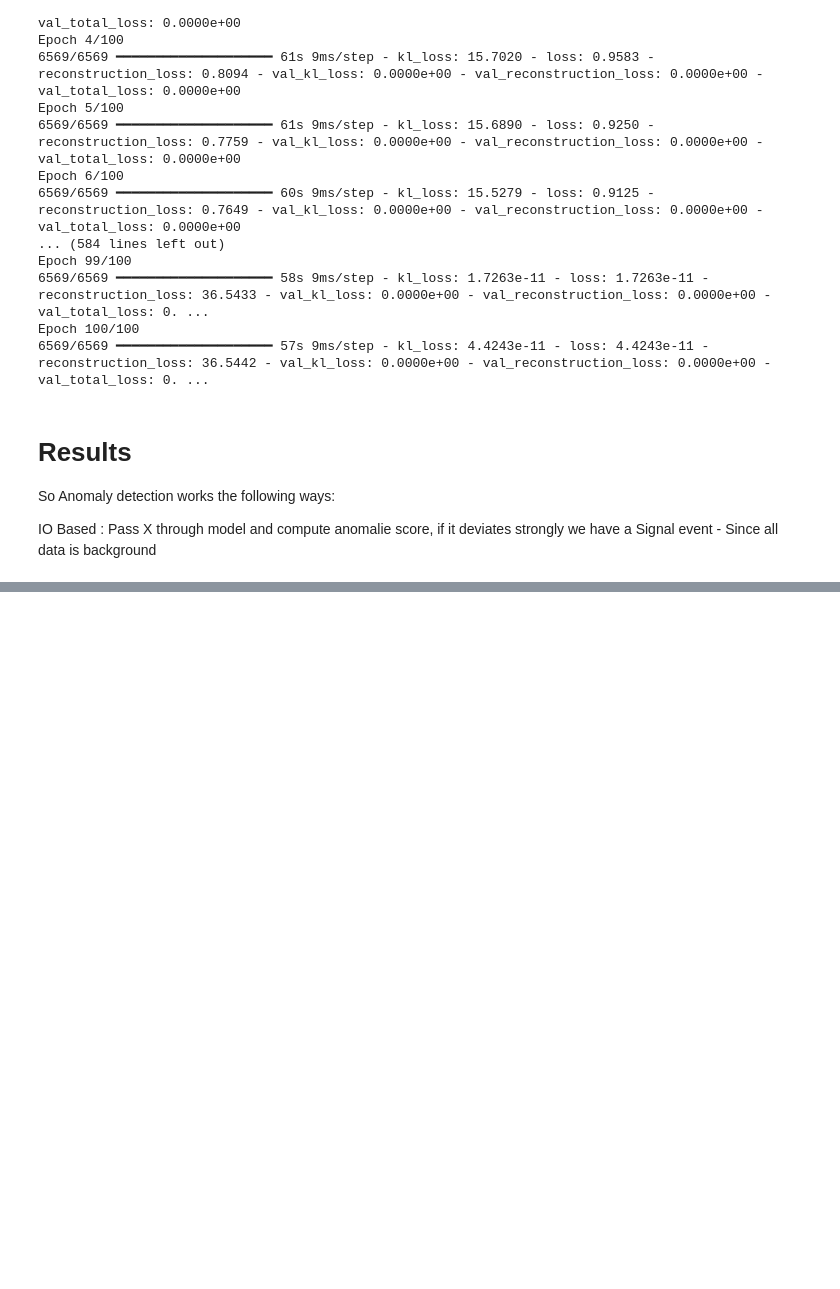
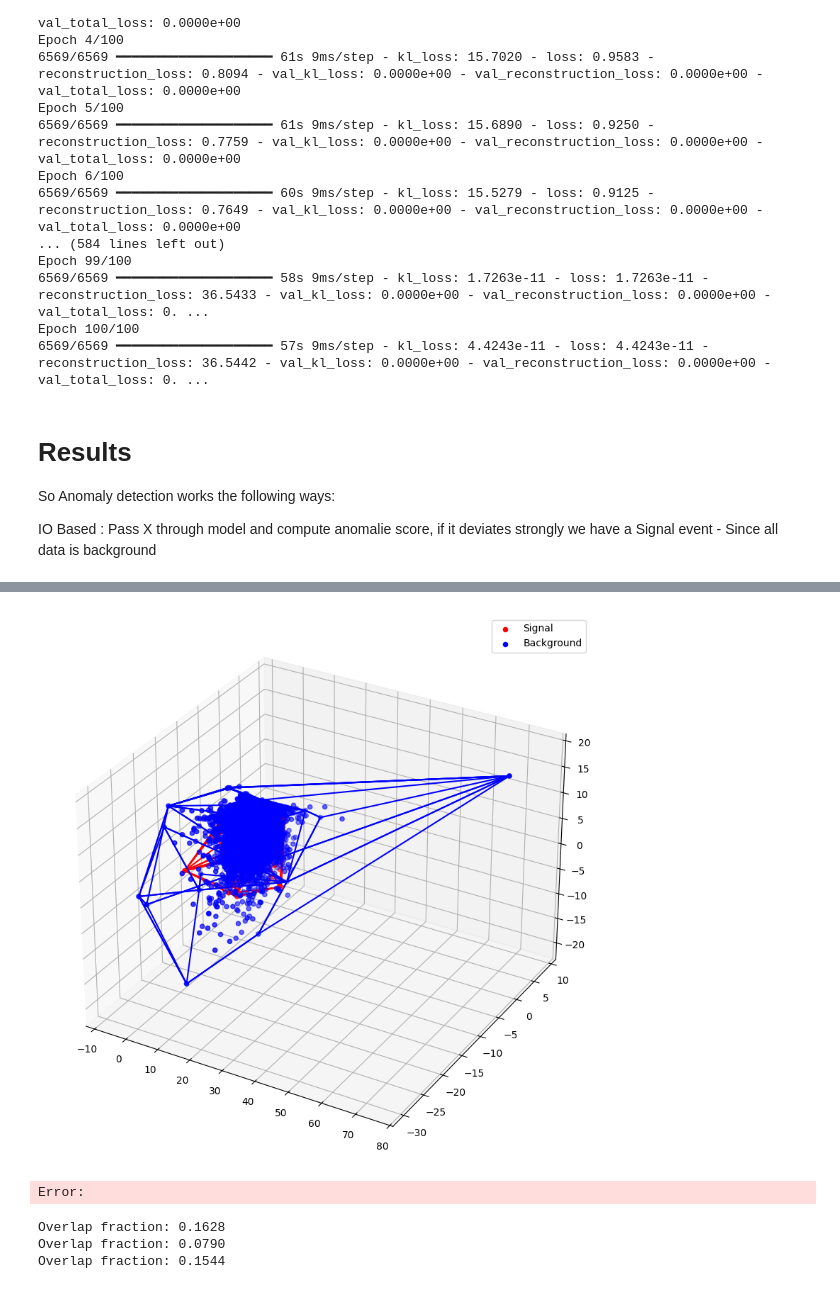
Before and after one commit to Naderschah/DeepLearningFinalProject, a Jupyter notebook: Replicate/replicate.ipynb, the cells around one changed output, grey strips where cells are left out. Cells and saved outputs as stored; diff of their text form; code cells hidden in the pictures; blank space fills up the shorter version.

```diff
--- a/Replicate/replicate.ipynb
+++ b/Replicate/replicate.ipynb
@@ -1420,0 +1403,10 @@ array([[ 0.43935484,  0.8376833 ,  0.062288  , -0.6048376 ,  0.8403199 ,
+# %%
+dset = h5py.File('/Code/Dataset/leptoquark_LOWMASS_lepFilter_13TeV_filtered.h5', 'r')
+dset = dset['Particles'][:,:,:3]
+labels = np.ones(dset.shape[0])
+dset[:,:,0] = ((dset[:,:,0] - mean_pt) / std_pt)
+
+dnn_ae = tf.keras.models.load_model('/Code/Replicate/Models/full_dnn_ae.keras')
+
+pred_sig = dnn_ae.encoder.predict(dset[:])
+pred_back = dnn_ae.encoder.predict(data[:, :, :3])
@@ -1420,0 +1416,68 @@ array([[ 0.43935484,  0.8376833 ,  0.062288  , -0.6048376 ,  0.8403199 ,
+# %%
+
+from scipy.spatial import ConvexHull
+def plot_hull(ax, points, color):
+    hull = ConvexHull(points)
+    for simplex in hull.simplices:
+        ax.plot(points[simplex, 0], points[simplex, 1], points[simplex, 2], color=color)
+
+fig = plt.figure(figsize=(10,10))
+ax = fig.add_subplot(111, projection='3d')
+
+ax.scatter(pred_sig[:,0], pred_sig[:,1], pred_sig[:,2], c='r', marker='o', label='Signal')
+ax.scatter(pred_back[:,0], pred_back[:,1], pred_back[:,2], c='b', marker='o', label='Background')
+
+plot_hull(ax, pred_sig, 'red')
+plot_hull(ax, pred_back, 'blue')
+
+plt.legend()
+plt.show()
+# %% [output]
+[figure, added]
+Error:
+# %%
+from scipy.spatial import ConvexHull, Delaunay
+
+# Iterate Signal datasets
+for j in os.listdir('/Code/Dataset/'):
+    if 'background' in j:
+        pass
+    dset = h5py.File(os.path.join('/Code/Dataset/', j), 'r')
+    dset = dset['Particles'][:,:,:3]
+    labels = np.ones(dset.shape[0])
+    dset[:,:,0] = ((dset[:,:,0] - mean_pt) / std_pt)
+    pred_sig = dnn_ae.encoder.predict(dset[:])
+
+    def compute_overlap_fraction(points1, points2, n_samples=10000):
+        # Compute convex hulls
+        hull1 = ConvexHull(points1)
+        hull2 = ConvexHull(points2)
+
+        # Generate random points within the bounding box of each hull
+        min_bound = np.minimum(points1.min(axis=0), points2.min(axis=0))
+        max_bound = np.maximum(points1.max(axis=0), points2.max(axis=0))
+
+        samples = np.random.uniform(min_bound, max_bound, size=(n_samples, 3))
+
+        # Check if points are inside both hulls using Delaunay triangulation
+        delaunay1 = Delaunay(points1[hull1.vertices])
+        delaunay2 = Delaunay(points2[hull2.vertices])
+
+        inside_hull1 = delaunay1.find_simplex(samples) >= 0
+        inside_hull2 = delaunay2.find_simplex(samples) >= 0
+
+        # Count how many points fall into both hulls
+        overlap_count = np.sum(inside_hull1 & inside_hull2)
+        overlap_fraction = overlap_count / n_samples
+
+        return overlap_fraction
+
+    # Example usage
+    print(j)
+    for i in range(3):
+        overlap_fraction = compute_overlap_fraction(pred_sig[i*10000:(i+1)*10000], pred_back[i*10000:(i+1)*10000])
+        print(f'Overlap fraction: {overlap_fraction:.4f}')
+# %% [output]
+Overlap fraction: 0.1628
+Overlap fraction: 0.0790
+Overlap fraction: 0.1544
```
Also changed, not shown: parts of 22 cells of this notebook, 10 other files.
